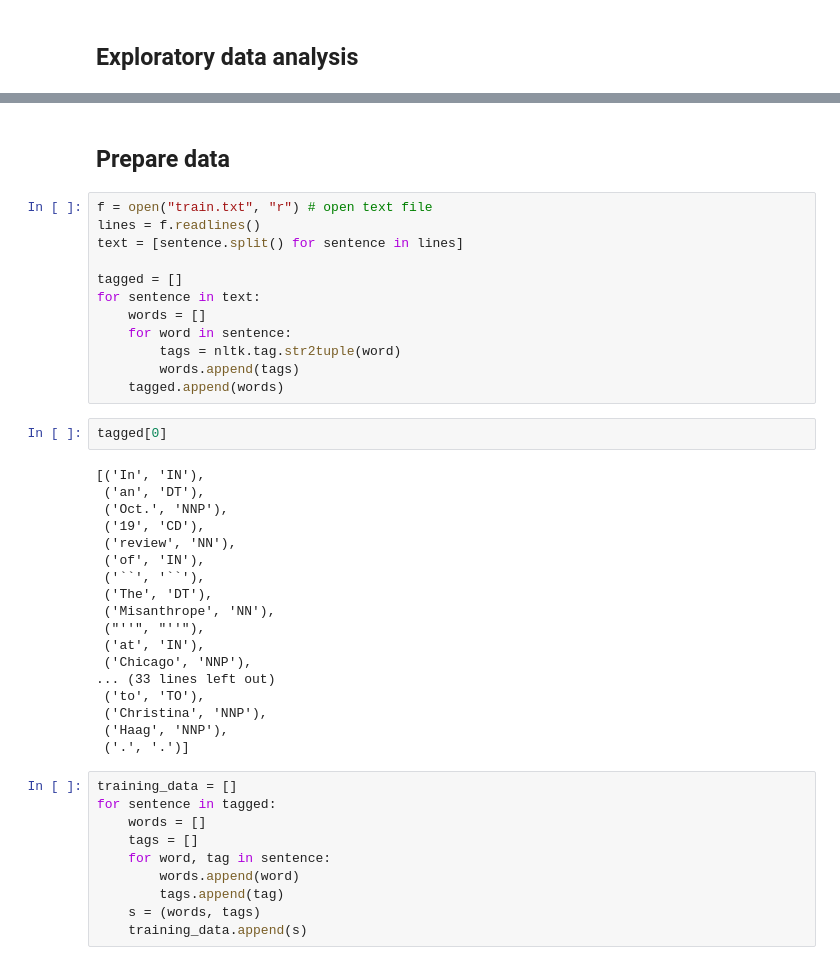
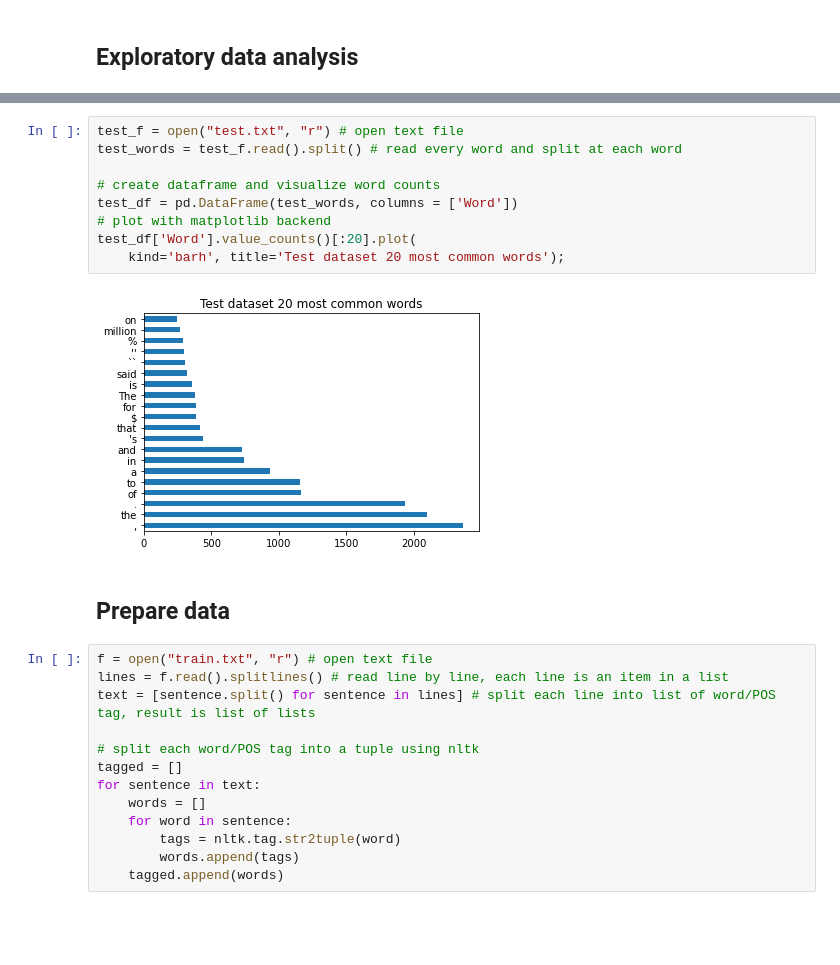
Before and after one commit to alechay/BIOF510, a Jupyter notebook: Week2/project1/Project1.ipynb, the cells around one changed output, grey strips where cells are left out. Saved outputs shown, nothing was run; the diff lists cells and outputs as text; blank space fills up the shorter version.

```diff
--- a/Week2/project1/Project1.ipynb
+++ b/Week2/project1/Project1.ipynb
@@ -45,10 +54,22 @@ df['Tag'].value_counts().plot(kind='barh', figsize=(8, 10), title='POS value cou
+# %%
+test_f = open("test.txt", "r") # open text file
+test_words = test_f.read().split() # read every word and split at each word
+
+# create dataframe and visualize word counts
+test_df = pd.DataFrame(test_words, columns = ['Word'])
+# plot with matplotlib backend
+test_df['Word'].value_counts()[:20].plot(
+    kind='barh', title='Test dataset 20 most common words');
+# %% [output]
+[figure, added]
 # %% [markdown]
 ## Prepare data
 # %%
 f = open("train.txt", "r") # open text file
-lines = f.readlines()
-text = [sentence.split() for sentence in lines]
+lines = f.read().splitlines() # read line by line, each line is an item in a list
+text = [sentence.split() for sentence in lines] # split each line into list of word/POS tag, result is list of lists
 
+# split each word/POS tag into a tuple using nltk
 tagged = []
 for sentence in text:
     words = []
@@ -56,33 +77,3 @@ for sentence in text:
         tags = nltk.tag.str2tuple(word)
         words.append(tags)
     tagged.append(words)
-# %%
-tagged[0]
-# %% [output]
-[('In', 'IN'),
- ('an', 'DT'),
- ('Oct.', 'NNP'),
- ('19', 'CD'),
- ('review', 'NN'),
- ('of', 'IN'),
- ('``', '``'),
- ('The', 'DT'),
- ('Misanthrope', 'NN'),
- ("''", "''"),
- ('at', 'IN'),
- ('Chicago', 'NNP'),
-... (33 lines left out)
- ('to', 'TO'),
- ('Christina', 'NNP'),
- ('Haag', 'NNP'),
- ('.', '.')]
-# %%
-training_data = []
-for sentence in tagged:
-    words = []
-    tags = []
-    for word, tag in sentence:
-        words.append(word)
-        tags.append(tag)
-    s = (words, tags)
-    training_data.append(s)
```
Also changed, not shown: parts of 37 cells of this notebook, 3 other files.
